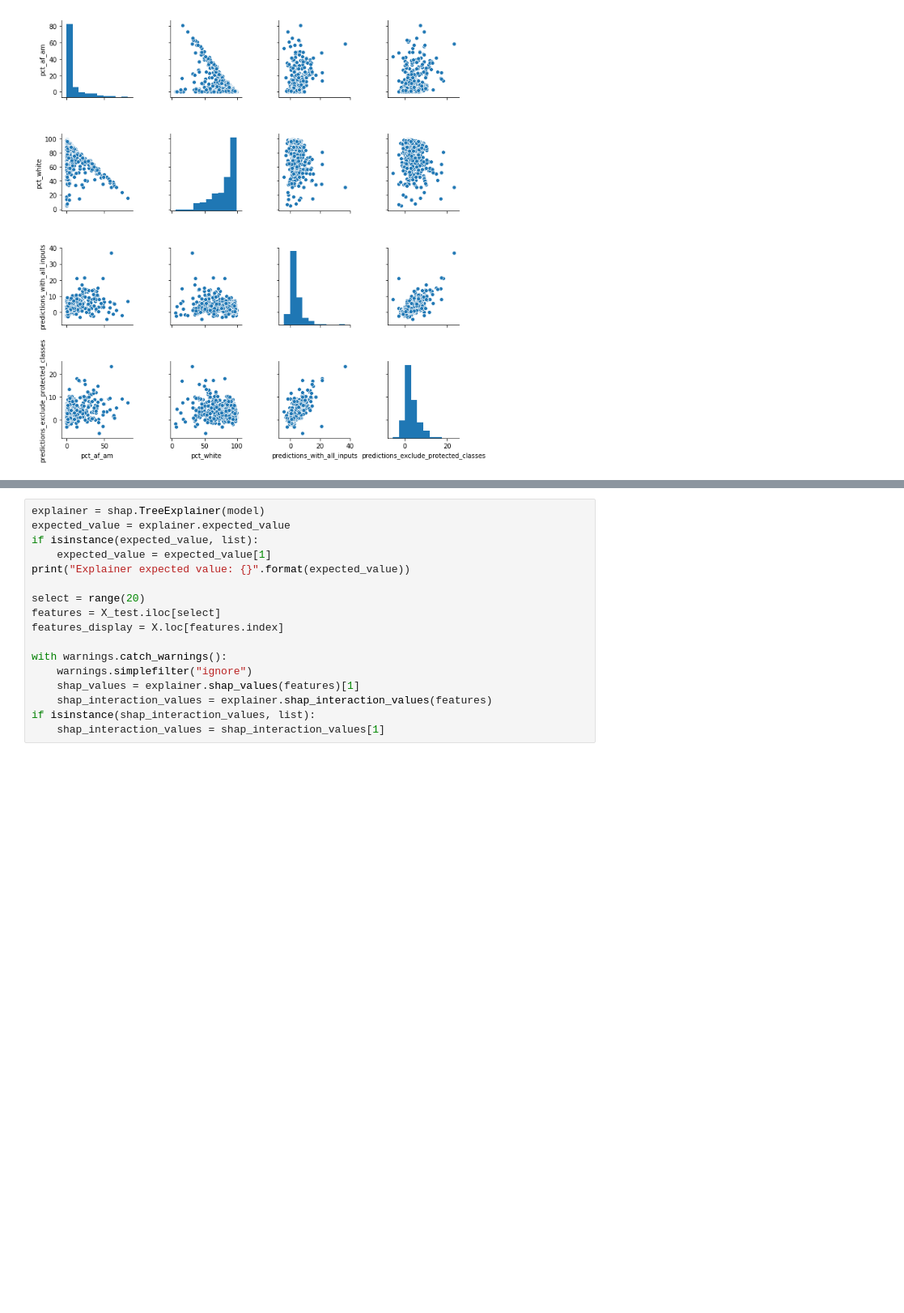
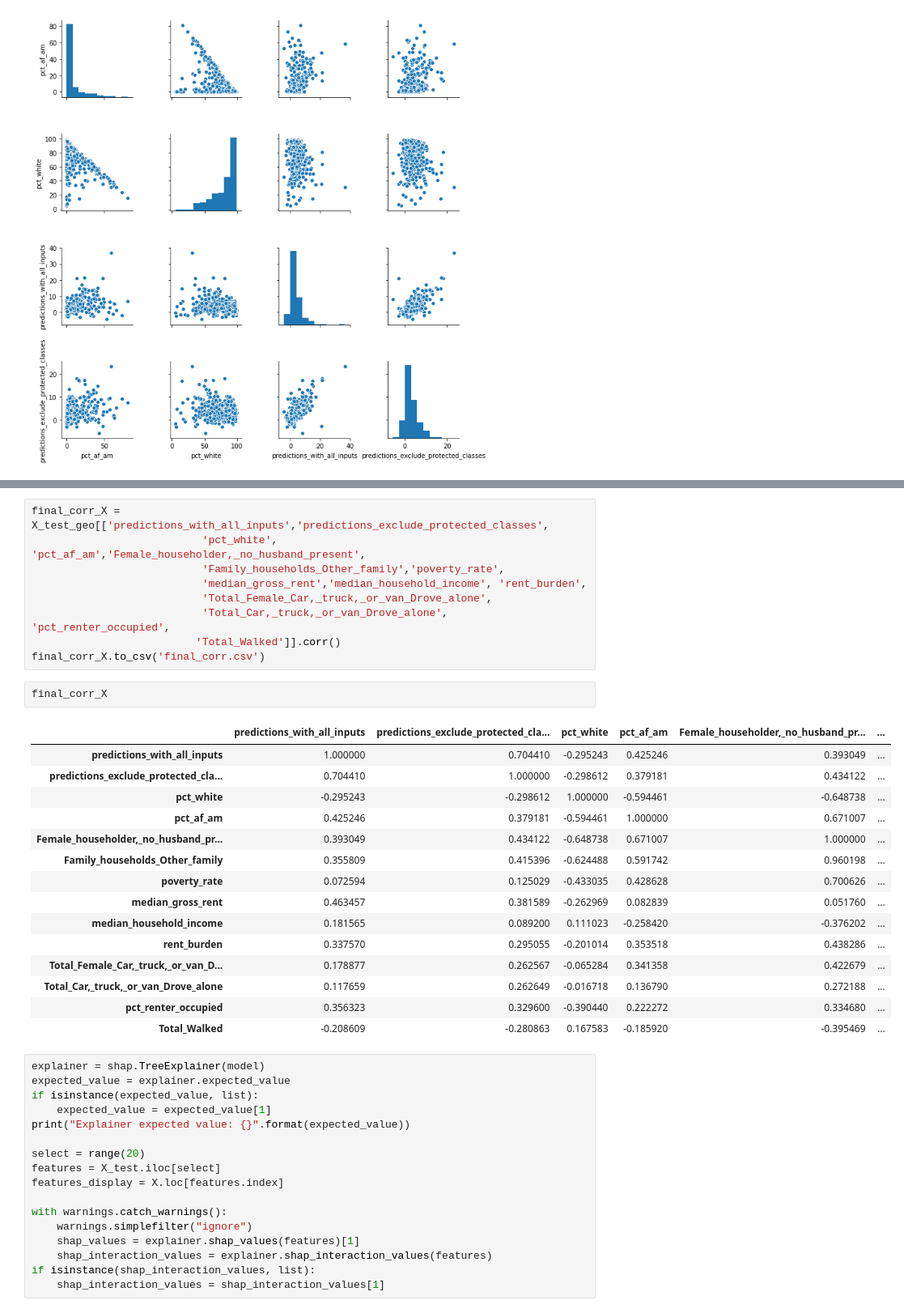
Before and after one commit to landmarco/Eviction-Predictor, a Jupyter notebook: HUD_letter.ipynb, the cells around one changed output, grey strips where cells are left out. Shown at 81% size. Cells and saved outputs as stored; diff of their text form; blank space fills up the shorter version.

```diff
--- a/HUD_letter.ipynb
+++ b/HUD_letter.ipynb
@@ -366,3 +436,30 @@ X_test.sort_values(by=['pct_af_am'], ascending=False)[:20]
+# %%
+final_corr_X = X_test_geo[['predictions_with_all_inputs','predictions_exclude_protected_classes',
+                           'pct_white', 'pct_af_am','Female_householder,_no_husband_present',
+                           'Family_households_Other_family','poverty_rate',
+                           'median_gross_rent','median_household_income', 'rent_burden',
+                           'Total_Female_Car,_truck,_or_van_Drove_alone',
+                           'Total_Car,_truck,_or_van_Drove_alone', 'pct_renter_occupied',
+                          'Total_Walked']].corr()
+final_corr_X.to_csv('final_corr.csv')
+# %%
+final_corr_X
+# %% [output]
+|  | predictions_with_all_inputs | predictions_exclude_protected_cla... | pct_white | pct_af_am | Female_householder,_no_husband_pr... | ... |
+| predictions_with_all_inputs | 1.000000 | 0.704410 | -0.295243 | 0.425246 | 0.393049 | ... |
+| predictions_exclude_protected_cla... | 0.704410 | 1.000000 | -0.298612 | 0.379181 | 0.434122 | ... |
+| pct_white | -0.295243 | -0.298612 | 1.000000 | -0.594461 | -0.648738 | ... |
+| pct_af_am | 0.425246 | 0.379181 | -0.594461 | 1.000000 | 0.671007 | ... |
+| Female_householder,_no_husband_pr... | 0.393049 | 0.434122 | -0.648738 | 0.671007 | 1.000000 | ... |
+| Family_households_Other_family | 0.355809 | 0.415396 | -0.624488 | 0.591742 | 0.960198 | ... |
+| poverty_rate | 0.072594 | 0.125029 | -0.433035 | 0.428628 | 0.700626 | ... |
+| median_gross_rent | 0.463457 | 0.381589 | -0.262969 | 0.082839 | 0.051760 | ... |
+| median_household_income | 0.181565 | 0.089200 | 0.111023 | -0.258420 | -0.376202 | ... |
+| rent_burden | 0.337570 | 0.295055 | -0.201014 | 0.353518 | 0.438286 | ... |
+| Total_Female_Car,_truck,_or_van_D... | 0.178877 | 0.262567 | -0.065284 | 0.341358 | 0.422679 | ... |
+| Total_Car,_truck,_or_van_Drove_alone | 0.117659 | 0.262649 | -0.016718 | 0.136790 | 0.272188 | ... |
+| pct_renter_occupied | 0.356323 | 0.329600 | -0.390440 | 0.222272 | 0.334680 | ... |
+| Total_Walked | -0.208609 | -0.280863 | 0.167583 | -0.185920 | -0.395469 | ... |
 # %%
 explainer = shap.TreeExplainer(model)
 expected_value = explainer.expected_value
```
Also changed, not shown: parts of 16 cells of this notebook.
